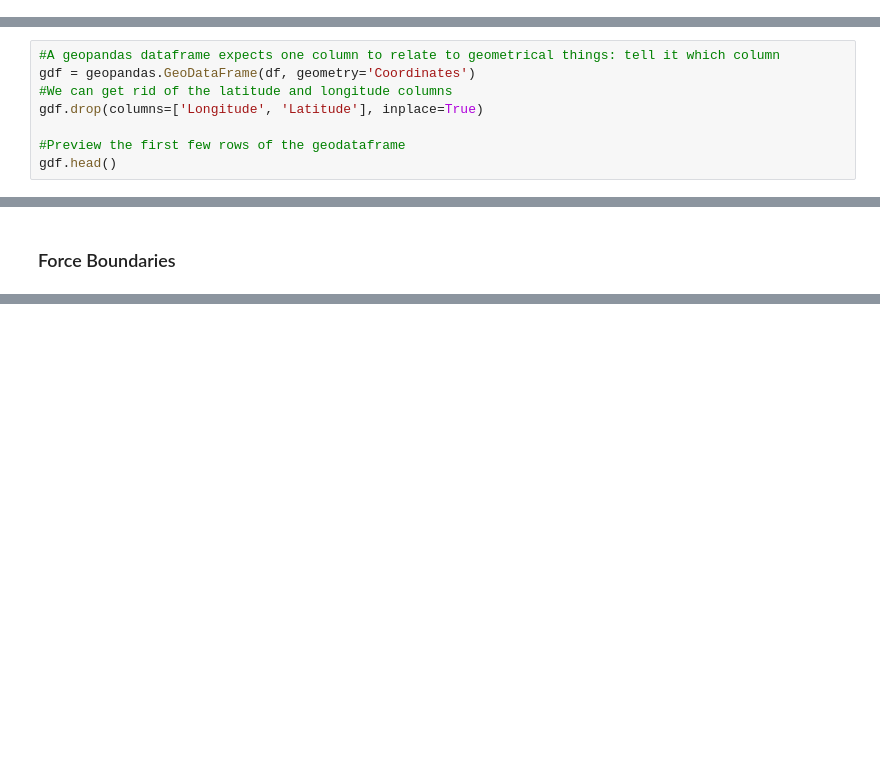
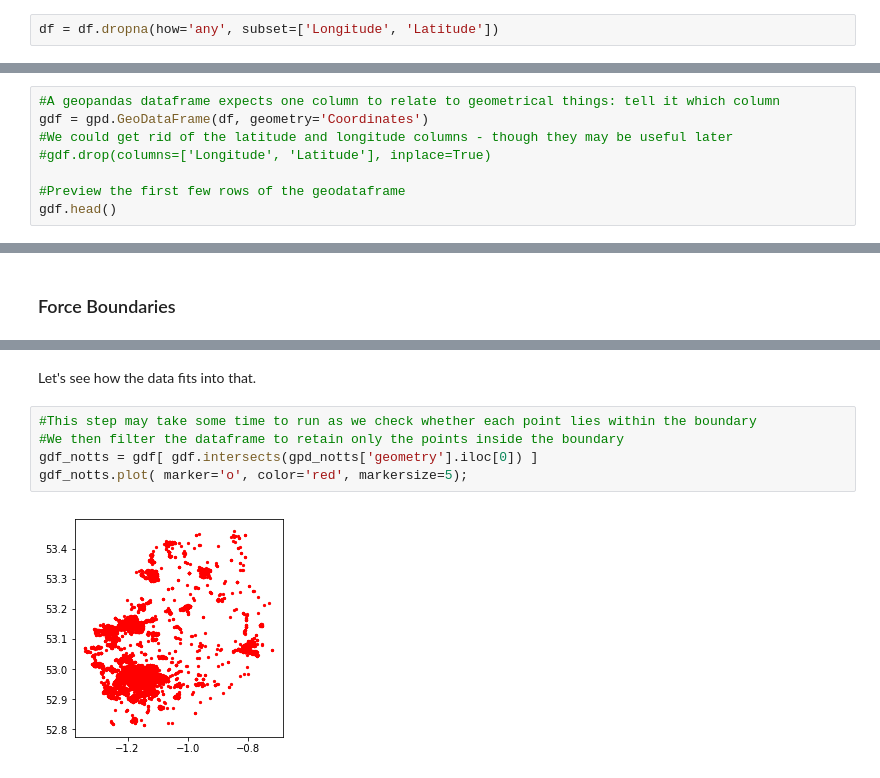
Before and after one commit to psychemedia/crime-data-demo, a Jupyter notebook: Initial Look At The Data.ipynb, the cells around one changed output, grey strips where cells are left out. Drawn from its saved outputs; the diff is of its cells as text; blank space fills up the shorter version.

```diff
--- a/Initial Look At The Data.ipynb
+++ b/Initial Look At The Data.ipynb
@@ -60,0 +67,2 @@ We can use those columns to create "geographical things" that we can work with a
+# %%
+df = df.dropna(how='any', subset=['Longitude', 'Latitude'])
@@ -80,9 +90,9 @@ df['Coordinates'] = df['Coordinates'].apply(Point)
 Now we can look at our geopandas dataframe:
 # %%
 #A geopandas dataframe expects one column to relate to geometrical things: tell it which column
-gdf = geopandas.GeoDataFrame(df, geometry='Coordinates')
-#We can get rid of the latitude and longitude columns
-gdf.drop(columns=['Longitude', 'Latitude'], inplace=True)
+gdf = gpd.GeoDataFrame(df, geometry='Coordinates')
+#We could get rid of the latitude and longitude columns - though they may be useful later
+#gdf.drop(columns=['Longitude', 'Latitude'], inplace=True)
 
 #Preview the first few rows of the geodataframe
 gdf.head()
@@ -114,0 +191,9 @@ Let's have a rummage around inside them...
+# %% [markdown]
+Let's see how the data fits into that.
+# %%
+#This step may take some time to run as we check whether each point lies within the boundary
+#We then filter the dataframe to retain only the points inside the boundary
+gdf_notts = gdf[ gdf.intersects(gpd_notts['geometry'].iloc[0]) ]
+gdf_notts.plot( marker='o', color='red', markersize=5);
+# %% [output]
+[figure, added]
```
Also changed, not shown: parts of 43 cells of this notebook.
